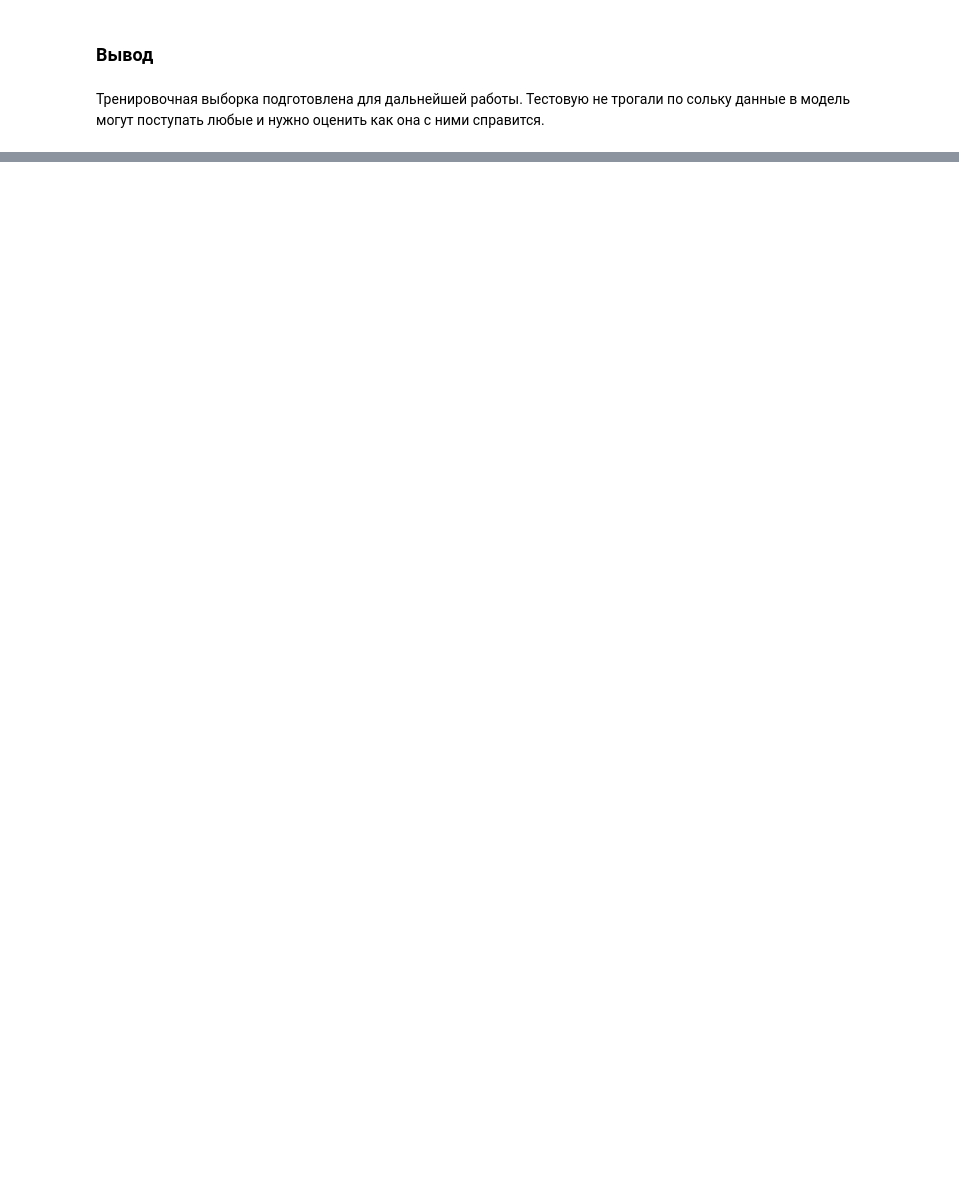
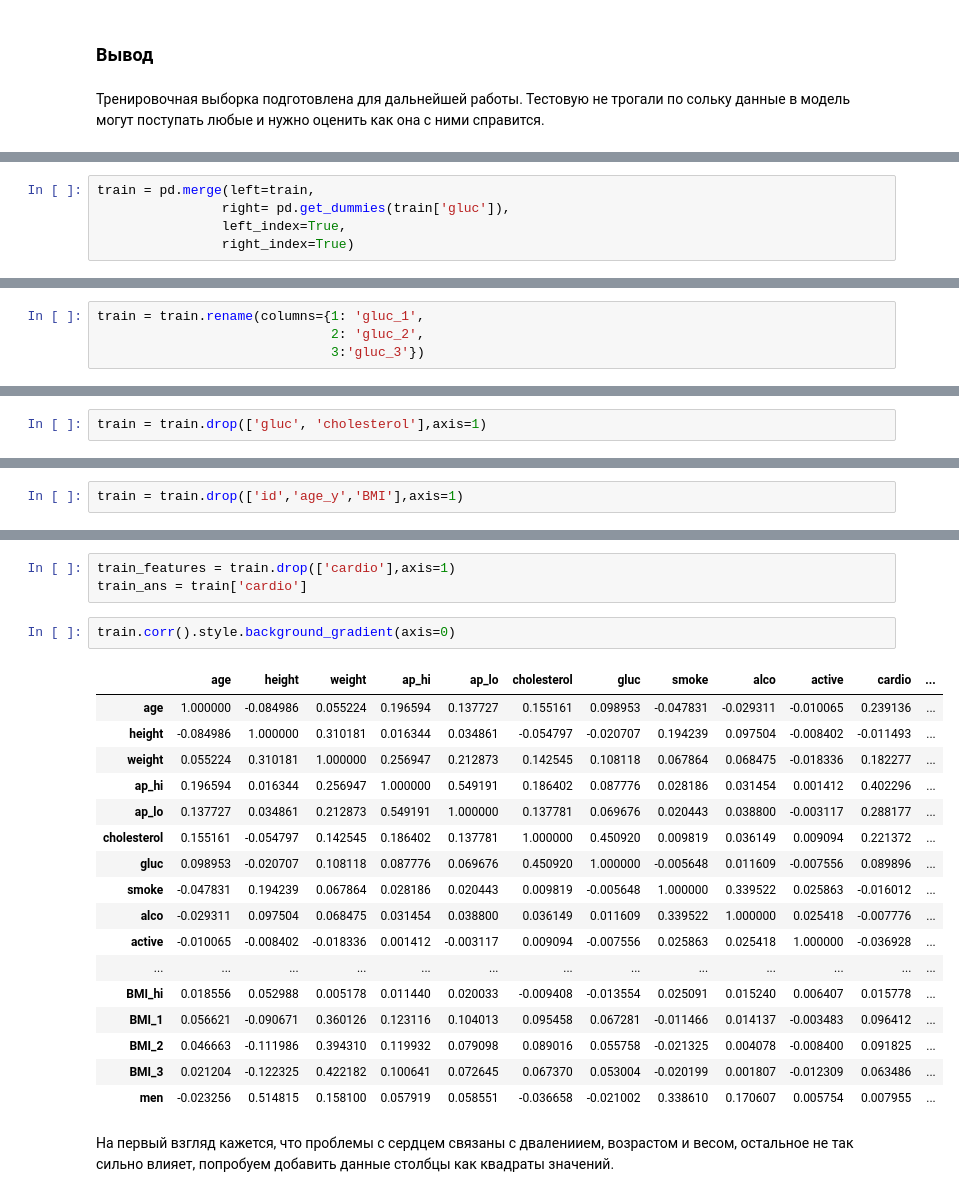
Before and after one commit to Rook-Black/Practicum, a Jupyter notebook: Heart_diseases_prediction/Heart_diseases_prediction.ipynb, the cells around one changed output, grey strips where cells are left out. Drawn from its saved outputs; the diff is of its cells as text; blank space fills up the shorter version.

```diff
--- a/Heart_diseases_prediction/Heart_diseases_prediction.ipynb
+++ b/Heart_diseases_prediction/Heart_diseases_prediction.ipynb
@@ -719,0 +876,5 @@ KeyboardInterrupt:
+# %%
+train = pd.merge(left=train,
+                right= pd.get_dummies(train['gluc']),
+                left_index=True,
+                right_index=True)
@@ -719,0 +883,4 @@ KeyboardInterrupt:
+# %%
+train = train.rename(columns={1: 'gluc_1',
+                              2: 'gluc_2',
+                              3:'gluc_3'})
@@ -719,0 +889,2 @@ KeyboardInterrupt:
+# %%
+train = train.drop(['gluc', 'cholesterol'],axis=1)
@@ -719,0 +918,2 @@ KeyboardInterrupt:
+# %%
+train = train.drop(['id','age_y','BMI'],axis=1)
@@ -719,0 +958,25 @@ KeyboardInterrupt:
+# %%
+train_features = train.drop(['cardio'],axis=1)
+train_ans = train['cardio']
+# %%
+train.corr().style.background_gradient(axis=0)
+# %% [output]
+|  | age | height | weight | ap_hi | ap_lo | cholesterol | gluc | smoke | alco | active | cardio | ... |
+| age | 1.000000 | -0.084986 | 0.055224 | 0.196594 | 0.137727 | 0.155161 | 0.098953 | -0.047831 | -0.029311 | -0.010065 | 0.239136 | ... |
+| height | -0.084986 | 1.000000 | 0.310181 | 0.016344 | 0.034861 | -0.054797 | -0.020707 | 0.194239 | 0.097504 | -0.008402 | -0.011493 | ... |
+| weight | 0.055224 | 0.310181 | 1.000000 | 0.256947 | 0.212873 | 0.142545 | 0.108118 | 0.067864 | 0.068475 | -0.018336 | 0.182277 | ... |
+| ap_hi | 0.196594 | 0.016344 | 0.256947 | 1.000000 | 0.549191 | 0.186402 | 0.087776 | 0.028186 | 0.031454 | 0.001412 | 0.402296 | ... |
+| ap_lo | 0.137727 | 0.034861 | 0.212873 | 0.549191 | 1.000000 | 0.137781 | 0.069676 | 0.020443 | 0.038800 | -0.003117 | 0.288177 | ... |
+| cholesterol | 0.155161 | -0.054797 | 0.142545 | 0.186402 | 0.137781 | 1.000000 | 0.450920 | 0.009819 | 0.036149 | 0.009094 | 0.221372 | ... |
+| gluc | 0.098953 | -0.020707 | 0.108118 | 0.087776 | 0.069676 | 0.450920 | 1.000000 | -0.005648 | 0.011609 | -0.007556 | 0.089896 | ... |
+| smoke | -0.047831 | 0.194239 | 0.067864 | 0.028186 | 0.020443 | 0.009819 | -0.005648 | 1.000000 | 0.339522 | 0.025863 | -0.016012 | ... |
+| alco | -0.029311 | 0.097504 | 0.068475 | 0.031454 | 0.038800 | 0.036149 | 0.011609 | 0.339522 | 1.000000 | 0.025418 | -0.007776 | ... |
+| active | -0.010065 | -0.008402 | -0.018336 | 0.001412 | -0.003117 | 0.009094 | -0.007556 | 0.025863 | 0.025418 | 1.000000 | -0.036928 | ... |
+| ... | ... | ... | ... | ... | ... | ... | ... | ... | ... | ... | ... | ... |
+| BMI_hi | 0.018556 | 0.052988 | 0.005178 | 0.011440 | 0.020033 | -0.009408 | -0.013554 | 0.025091 | 0.015240 | 0.006407 | 0.015778 | ... |
+| BMI_1 | 0.056621 | -0.090671 | 0.360126 | 0.123116 | 0.104013 | 0.095458 | 0.067281 | -0.011466 | 0.014137 | -0.003483 | 0.096412 | ... |
+| BMI_2 | 0.046663 | -0.111986 | 0.394310 | 0.119932 | 0.079098 | 0.089016 | 0.055758 | -0.021325 | 0.004078 | -0.008400 | 0.091825 | ... |
+| BMI_3 | 0.021204 | -0.122325 | 0.422182 | 0.100641 | 0.072645 | 0.067370 | 0.053004 | -0.020199 | 0.001807 | -0.012309 | 0.063486 | ... |
+| men | -0.023256 | 0.514815 | 0.158100 | 0.057919 | 0.058551 | -0.036658 | -0.021002 | 0.338610 | 0.170607 | 0.005754 | 0.007955 | ... |
+# %% [markdown]
+На первый взгляд кажется, что проблемы с сердцем связаны с двалениием, возрастом и весом, остальное не так сильно влияет, попробуем добавить данные столбцы как квадраты значений.
```
Also changed, not shown: parts of 70 cells of this notebook, 1 other file.
